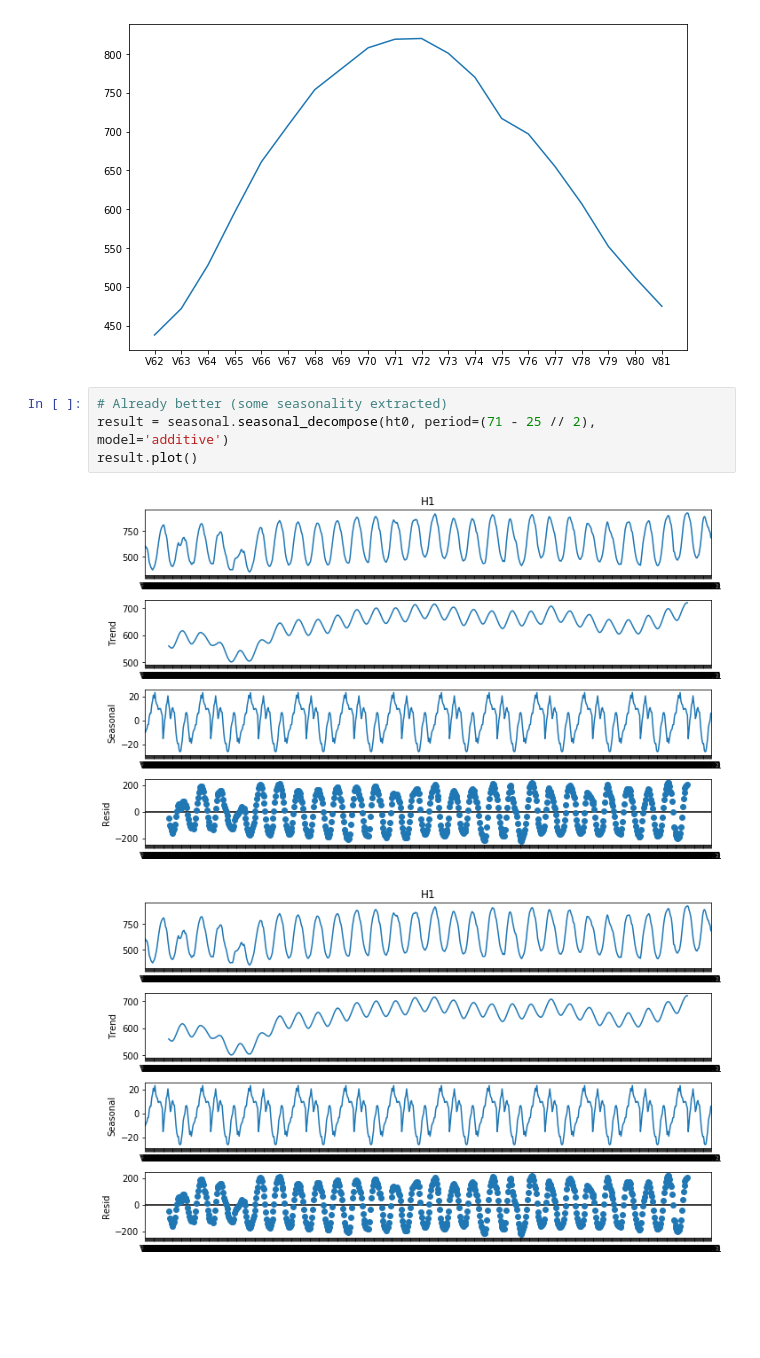
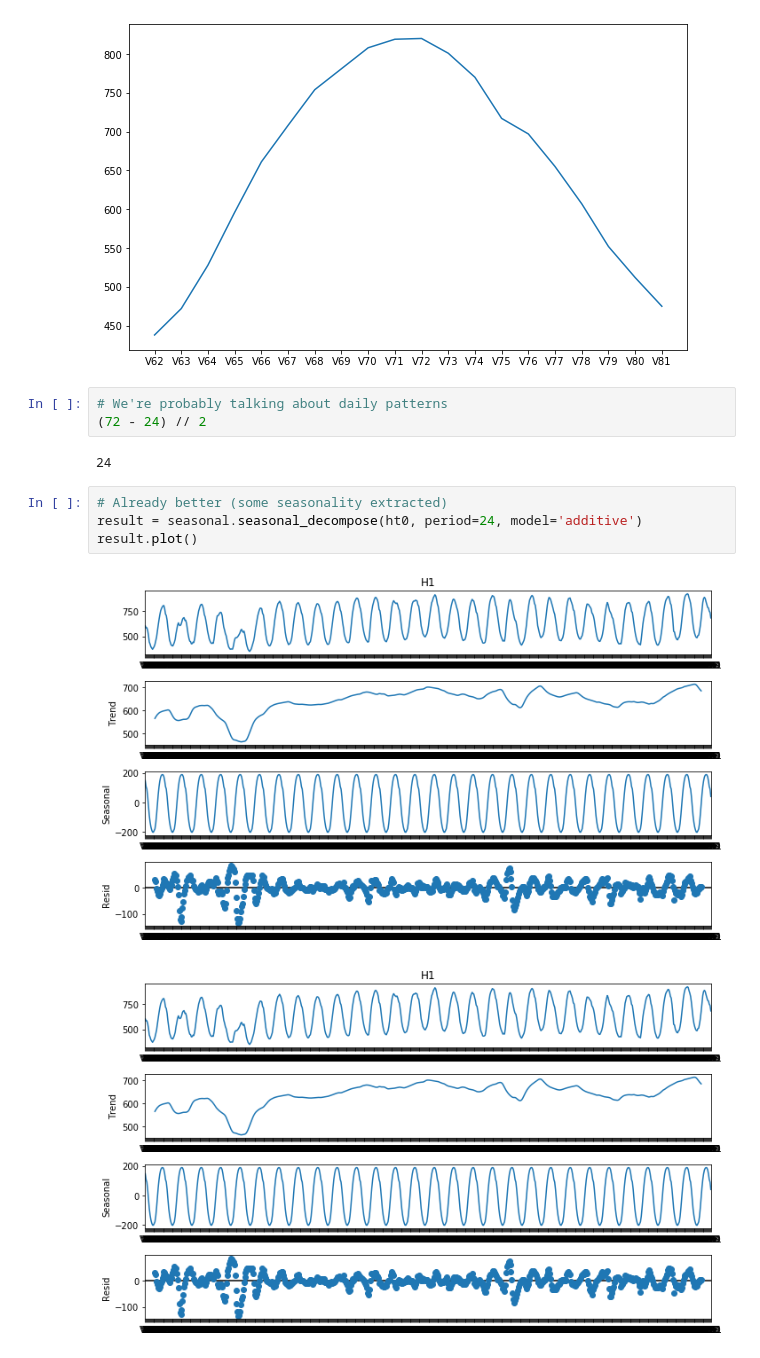
Before and after one commit to DanyJoly/m4, a Jupyter notebook: notebooks/m4_exploration.ipynb, the cells around one changed output. Cells and saved outputs as stored; diff of their text form; blank space fills up the shorter version.

```diff
--- a/notebooks/m4_exploration.ipynb
+++ b/notebooks/m4_exploration.ipynb
@@ -165,13 +165,18 @@ plt.plot(ht0[60:80])
 # %% [output]
 [<matplotlib.lines.Line2D at 0x...>]
 [figure]
+# %%
+# We're probably talking about daily patterns
+(72 - 24) // 2
+# %% [output]
+24
 # %%
 # Already better (some seasonality extracted)
-result = seasonal.seasonal_decompose(ht0, period=(71 - 25 // 2), model='additive')
+result = seasonal.seasonal_decompose(ht0, period=24, model='additive')
 result.plot()
 # %% [output]
-[figure, old version]
+[figure, new version]
-[figure, old version]
+[figure, new version]
 # %%
 # A more sophisticated decomposition: Season-Trend decomposition using LOESS.
 # Much better. The trend still looks off.
```
Also changed, not shown: parts of 1 cell of this notebook, 5 other files.
